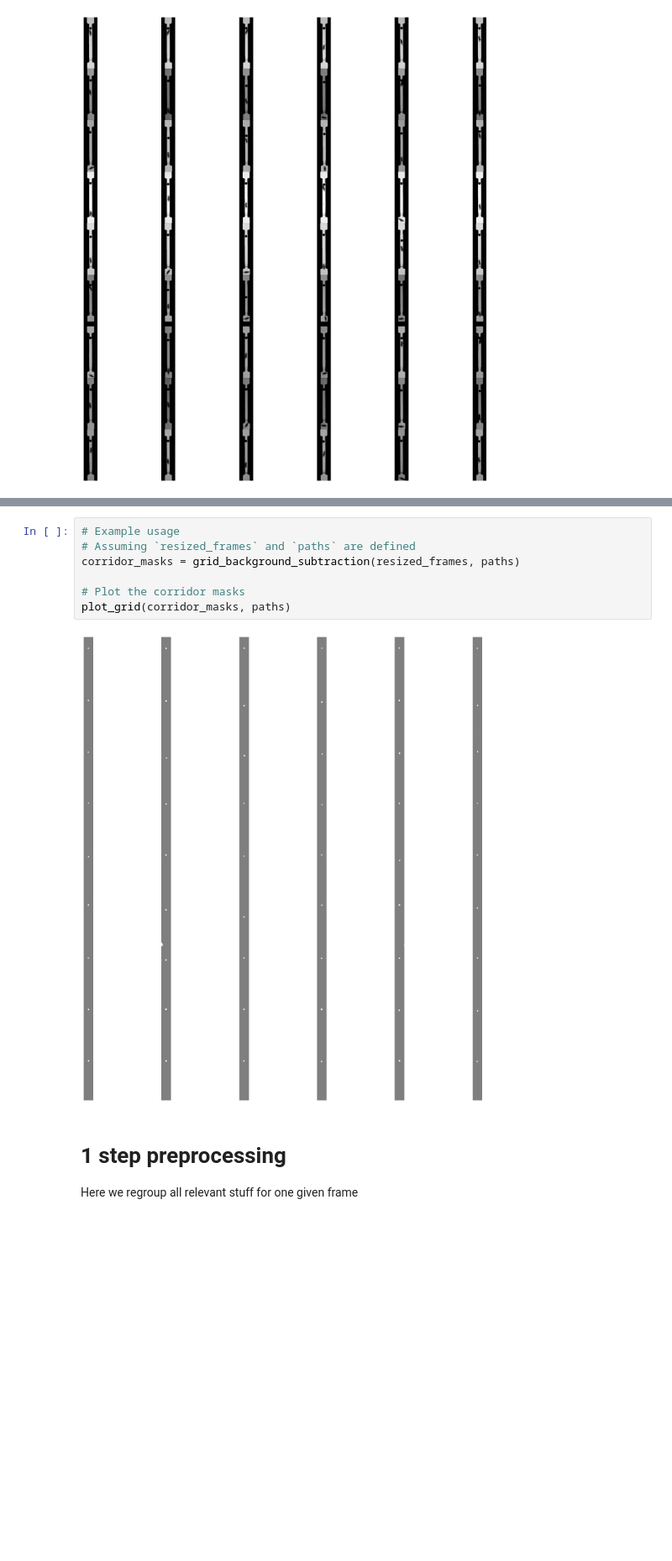
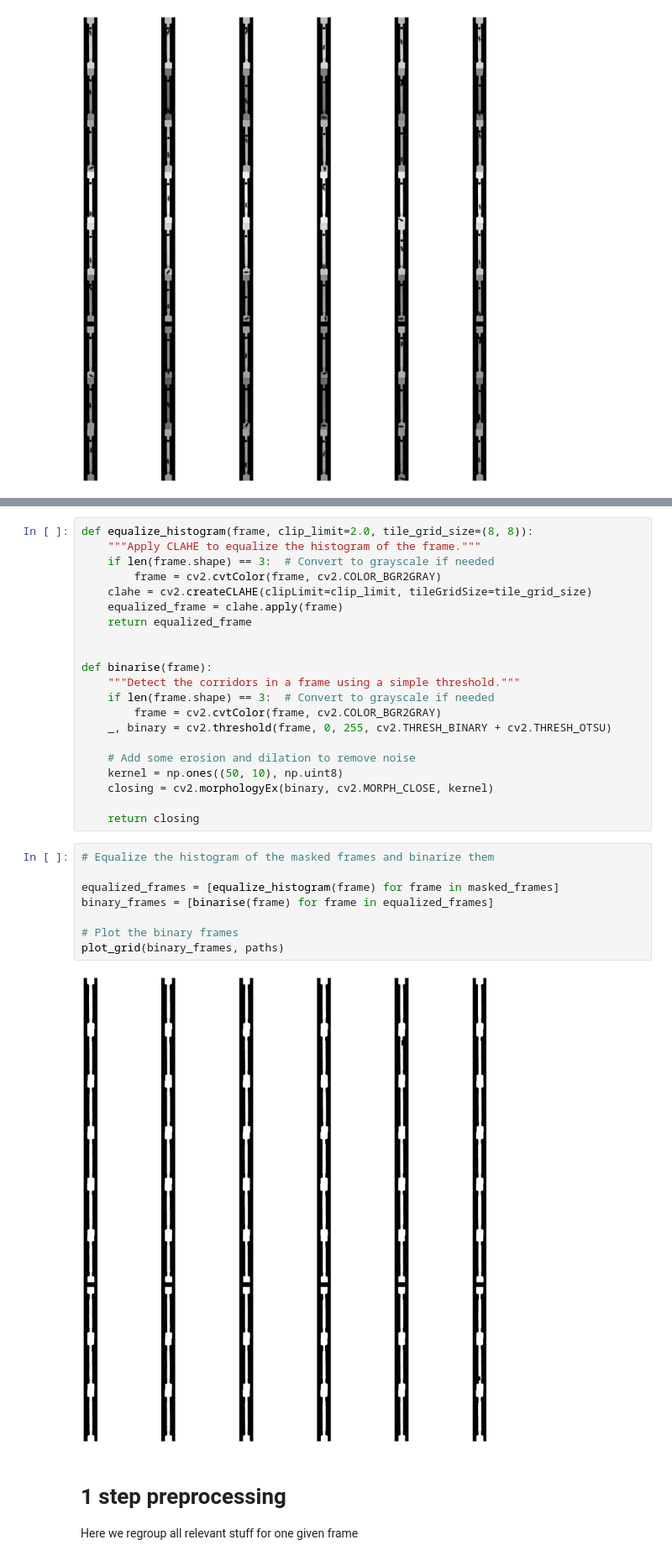
Before and after one commit to NeLy-EPFL/sleap_tools, a Jupyter notebook: preprocessing.ipynb, the cells around one changed output, grey strips where cells are left out. Shown at 84% size. Cells and saved outputs as stored; diff of their text form; blank space fills up the shorter version.

```diff
--- a/preprocessing.ipynb
+++ b/preprocessing.ipynb
@@ -384,12 +311,34 @@ def grid_background_subtraction(frames, paths):
-# %%
-# Example usage
-# Assuming `resized_frames` and `paths` are defined
-corridor_masks = grid_background_subtraction(resized_frames, paths)
-
-# Plot the corridor masks
-plot_grid(corridor_masks, paths)
-# %% [output]
-[figure, removed]
+# %%
+def equalize_histogram(frame, clip_limit=2.0, tile_grid_size=(8, 8)):
+    """Apply CLAHE to equalize the histogram of the frame."""
+    if len(frame.shape) == 3:  # Convert to grayscale if needed
+        frame = cv2.cvtColor(frame, cv2.COLOR_BGR2GRAY)
+    clahe = cv2.createCLAHE(clipLimit=clip_limit, tileGridSize=tile_grid_size)
+    equalized_frame = clahe.apply(frame)
+    return equalized_frame
+
+
+def binarise(frame):
+    """Detect the corridors in a frame using a simple threshold."""
+    if len(frame.shape) == 3:  # Convert to grayscale if needed
+        frame = cv2.cvtColor(frame, cv2.COLOR_BGR2GRAY)
+    _, binary = cv2.threshold(frame, 0, 255, cv2.THRESH_BINARY + cv2.THRESH_OTSU)
+
+    # Add some erosion and dilation to remove noise
+    kernel = np.ones((50, 10), np.uint8)
+    closing = cv2.morphologyEx(binary, cv2.MORPH_CLOSE, kernel)
+
+    return closing
+# %%
+# Equalize the histogram of the masked frames and binarize them
+
+equalized_frames = [equalize_histogram(frame) for frame in masked_frames]
+binary_frames = [binarise(frame) for frame in equalized_frames]
+
+# Plot the binary frames
+plot_grid(binary_frames, paths)
+# %% [output]
+[figure, added]
 # %% [markdown]
 # 1 step preprocessing
 
```
Also changed, not shown: parts of 11 cells of this notebook, 2 other files.
